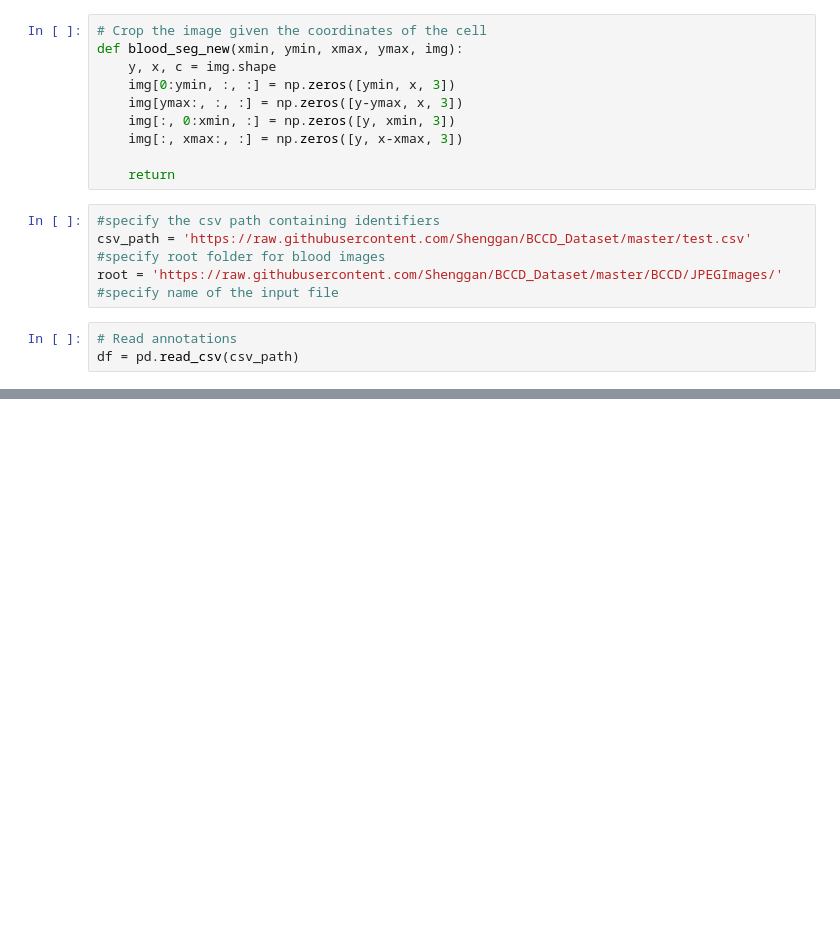
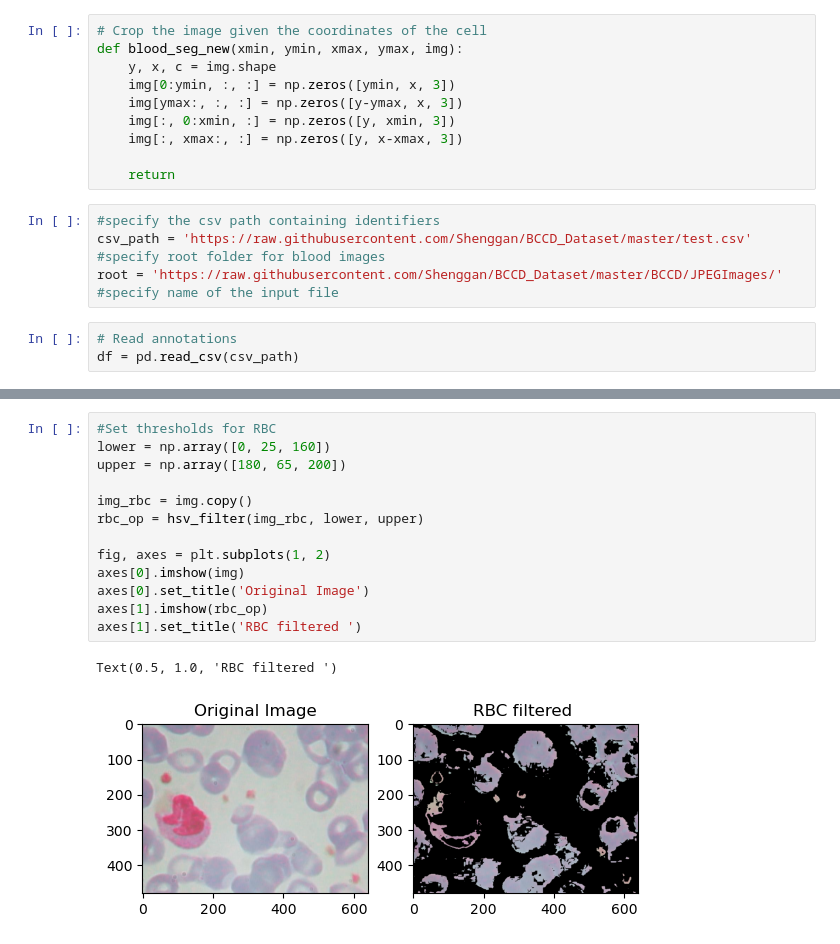
Before and after one commit to shreeja-shreeja/blood-image-exp, a Jupyter notebook: blood_segment.ipynb, the cells around one changed output, grey strips where cells are left out. Drawn from its saved outputs; the diff is of its cells as text; blank space fills up the shorter version.

```diff
--- a/blood_segment.ipynb
+++ b/blood_segment.ipynb
@@ -119,0 +145,16 @@ Text(0.5, 1.0, 'HSV image ')
+# %%
+#Set thresholds for RBC
+lower = np.array([0, 25, 160])
+upper = np.array([180, 65, 200])
+
+img_rbc = img.copy()
+rbc_op = hsv_filter(img_rbc, lower, upper)
+
+fig, axes = plt.subplots(1, 2)
+axes[0].imshow(img)
+axes[0].set_title('Original Image')
+axes[1].imshow(rbc_op)
+axes[1].set_title('RBC filtered ')
+# %% [output]
+Text(0.5, 1.0, 'RBC filtered ')
+[figure, added]
```
Also changed, not shown: parts of 7 cells of this notebook.
